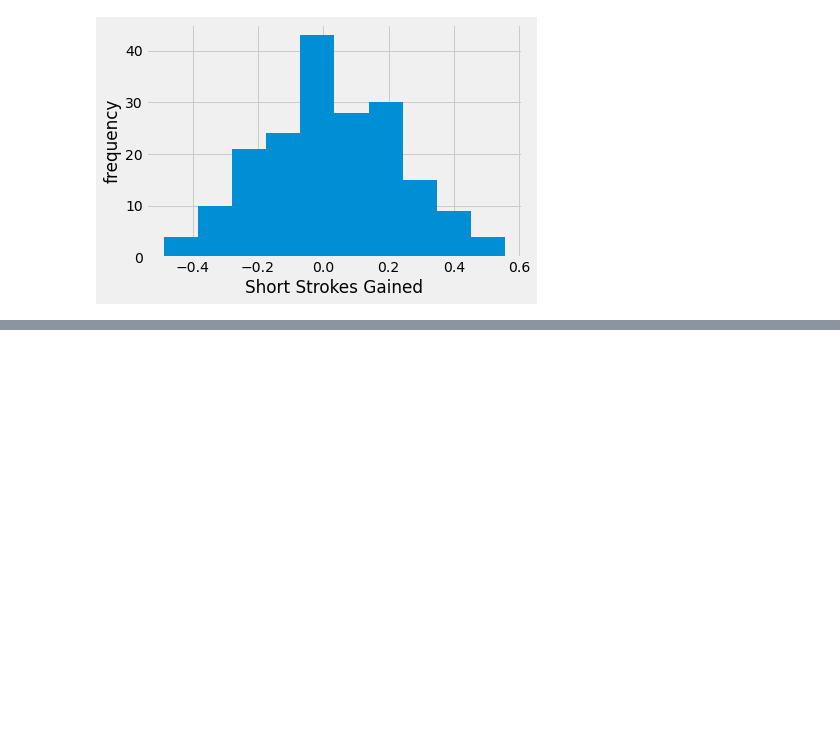
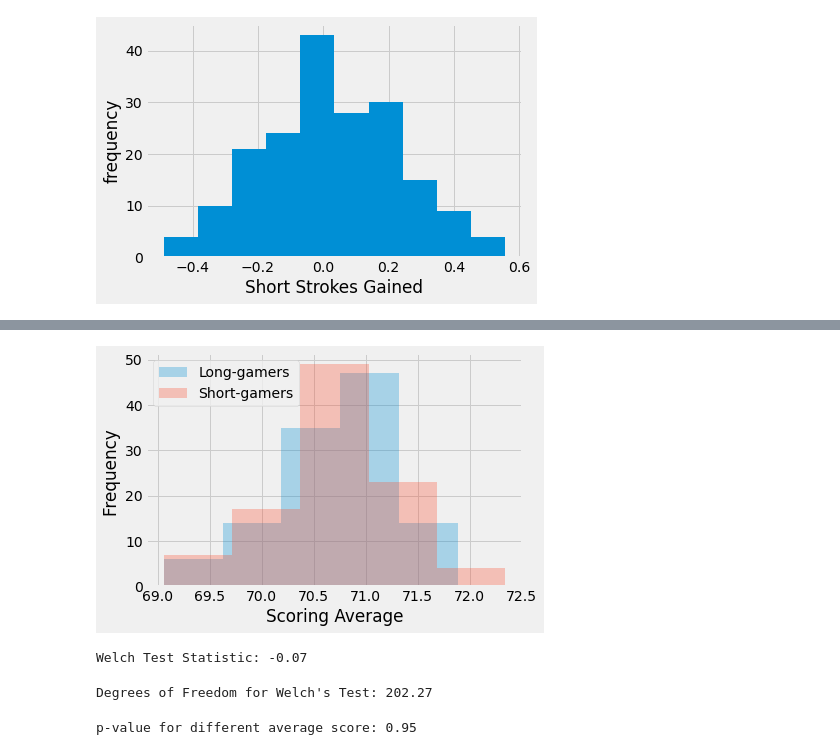
Before and after one commit to qnchenry-q/PGA-EDA, a Jupyter notebook: Scraper.ipynb, the cells around one changed output, grey strips where cells are left out. Drawn from its saved outputs; the diff is of its cells as text; code cells hidden in the pictures; blank space fills up the shorter version.

Commit message:
stats done

```diff
--- a/Scraper.ipynb
+++ b/Scraper.ipynb
@@ -641,3 +731,7 @@ ax.set_ylabel('frequency')
 # %% [output]
 Text(0, 0.5, 'frequency')
 [figure]
+# %%
+short_game_bool = golf_df['SHORT_STROKES_GAINED'] > 0
+short_gamers = golf_df[short_game_bool]
+short_gamers
@@ -643,0 +752,4 @@ Text(0, 0.5, 'frequency')
+# %%
+long_game_bool = golf_df['LONG_STROKES_GAINED'] > 0
+long_gamers = golf_df[long_game_bool]
+long_gamers
@@ -643,0 +778,14 @@ Text(0, 0.5, 'frequency')
+# %%
+long_gamers_scoring = long_gamers['scoring_average']
+short_gamers_scoring = short_gamers['scoring_average']
+long_game_mean = long_gamers_scoring.mean()
+short_game_mean = short_gamers_scoring.mean()
+# %%
+fig, ax = plt.subplots()
+ax.hist(long_gamers_scoring,alpha=0.3,bins=5,label='Long-gamers') #density = True
+ax.hist(short_gamers_scoring,alpha=0.3,bins=5,label='Short-gamers') #density = True
+ax.set_xlabel('Scoring Average')
+ax.set_ylabel('Frequency ')
+ax.legend();
+# %% [output]
+[figure, added]
@@ -643,0 +800,5 @@ Text(0, 0.5, 'frequency')
+# %%
+long_vs_short_test_stat = welch_test_statistic(long_gamers_scoring, short_gamers_scoring)
+print("Welch Test Statistic: {:2.2f}".format(long_vs_short_test_stat))
+# %% [output]
+Welch Test Statistic: -0.07
@@ -643,0 +814,5 @@ Text(0, 0.5, 'frequency')
+# %%
+deg_free = welch_satterhwaithe_df(long_gamers_scoring, short_gamers_scoring)
+print("Degrees of Freedom for Welch's Test: {:2.2f}".format(deg_free))
+# %% [output]
+Degrees of Freedom for Welch's Test: 202.27
@@ -643,0 +821,6 @@ Text(0, 0.5, 'frequency')
+# %%
+t_dist = stats.t(deg_free)
+p_different_means = t_dist.cdf(long_vs_short_test_stat) + (1 - t_dist.cdf(-long_vs_short_test_stat))
+print("p-value for different average score: {:2.2f}".format(p_different_means))
+# %% [output]
+p-value for different average score: 0.95
```
Also changed, not shown: parts of 36 cells of this notebook.
